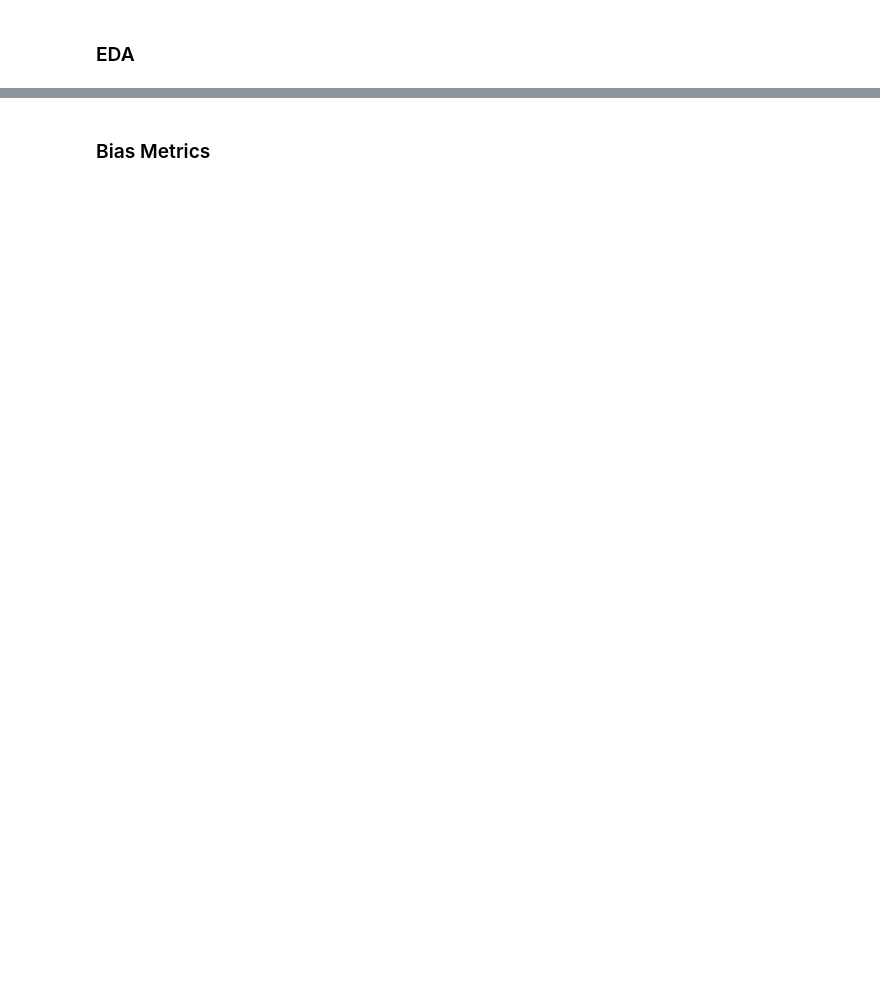
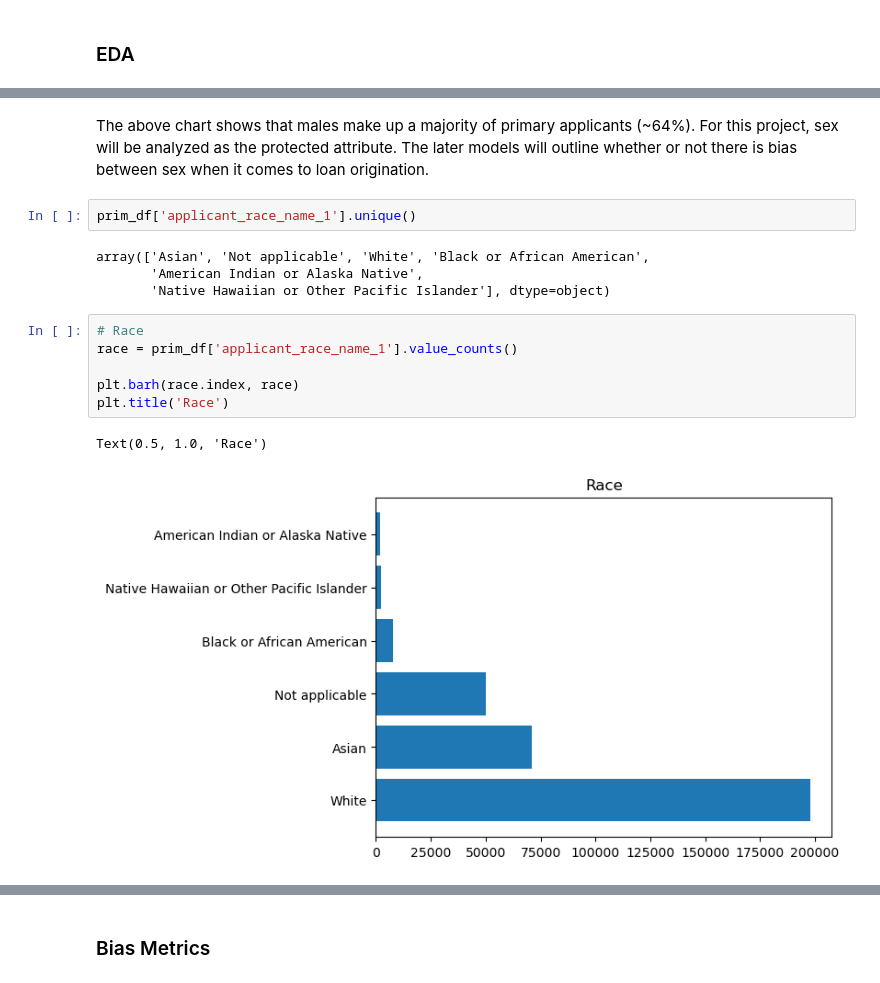
Before and after one commit to 474benchen/bias_aware_gridsearchCV, a Jupyter notebook: mortgage_example/mortgage_example.ipynb, the cells around one changed output, grey strips where cells are left out. Cells and saved outputs as stored; diff of their text form; blank space fills up the shorter version.

```diff
--- a/mortgage_example/mortgage_example.ipynb
+++ b/mortgage_example/mortgage_example.ipynb
@@ -93,0 +96,17 @@ Text(0.5, 1.0, 'Proportion of Sex')
+# %% [markdown]
+The above chart shows that males make up a majority of primary applicants (~64%). For this project, sex will be analyzed as the protected attribute. The later models will outline whether or not there is bias between sex when it comes to loan origination.
+# %%
+prim_df['applicant_race_name_1'].unique()
+# %% [output]
+array(['Asian', 'Not applicable', 'White', 'Black or African American',
+       'American Indian or Alaska Native',
+       'Native Hawaiian or Other Pacific Islander'], dtype=object)
+# %%
+# Race
+race = prim_df['applicant_race_name_1'].value_counts()
+
+plt.barh(race.index, race)
+plt.title('Race')
+# %% [output]
+Text(0.5, 1.0, 'Race')
+[figure, new version]
```
Also changed, not shown: parts of 35 cells of this notebook, 1 other file.
